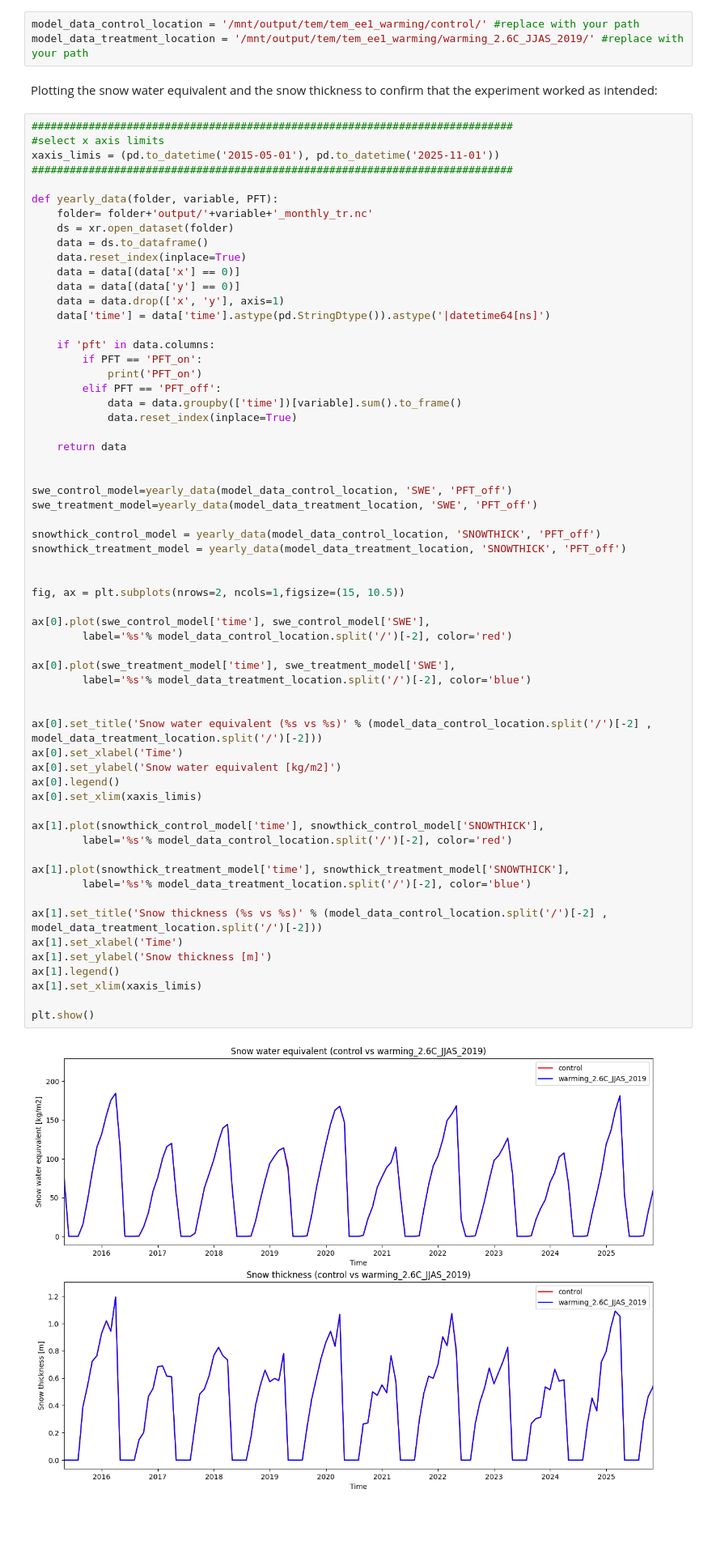
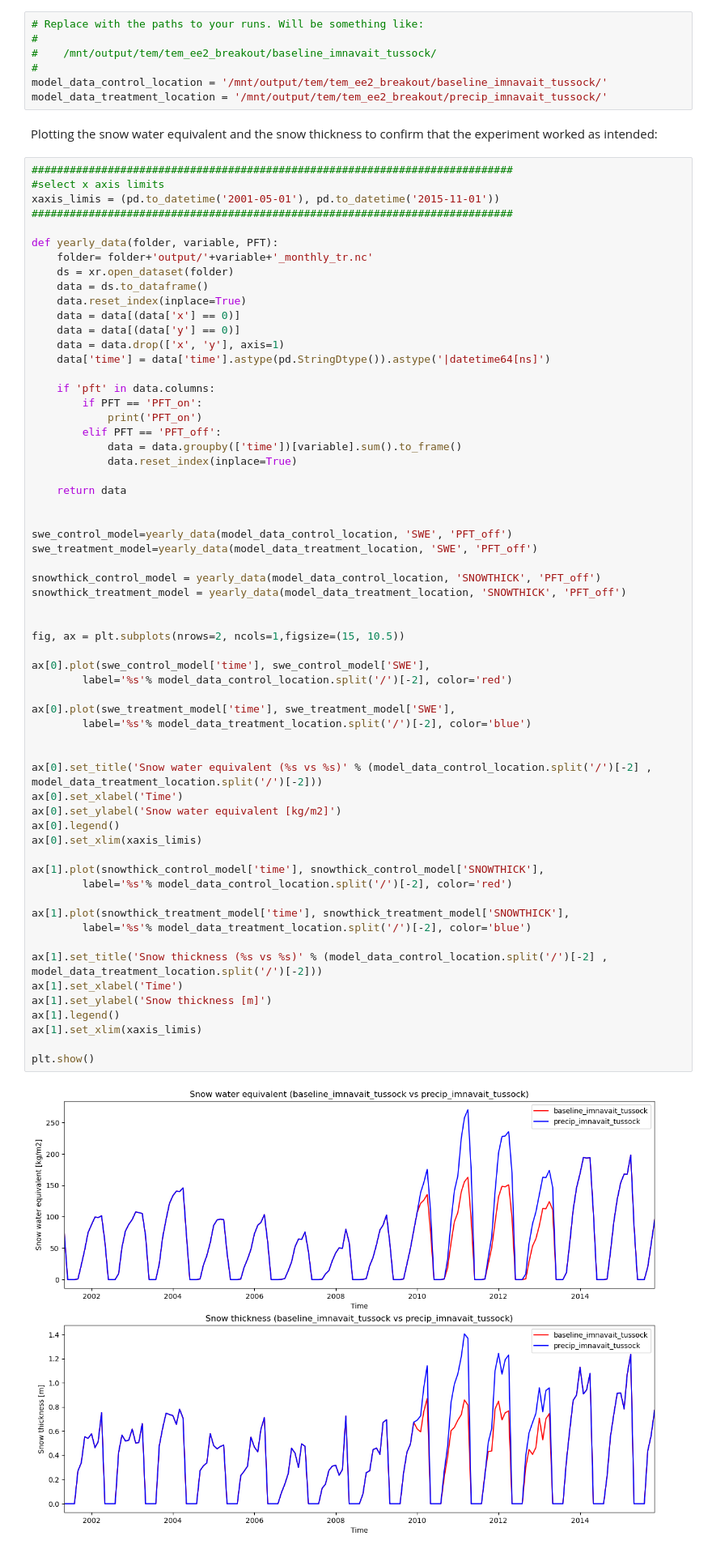
Before and after one commit to NGEE-Arctic/Field-to-Model, a Jupyter notebook: vis_notebooks/TEM/precipitation_plotting.ipynb, the cells around one changed output. Shown at 81% size. Cells and saved outputs as stored; diff of their text form; blank space fills up the shorter version.

Commit message:
update precip viz notebook

```diff
--- a/vis_notebooks/TEM/precipitation_plotting.ipynb
+++ b/vis_notebooks/TEM/precipitation_plotting.ipynb
@@ -9,12 +14,16 @@ Define the locations of the two model experiments you want to compare.
 # %%
-model_data_control_location = '/mnt/output/tem/tem_ee1_warming/control/' #replace with your path
-model_data_treatment_location = '/mnt/output/tem/tem_ee1_warming/warming_2.6C_JJAS_2019/' #replace with your path
+# Replace with the paths to your runs. Will be something like:
+#
+#    /mnt/output/tem/tem_ee2_breakout/baseline_imnavait_tussock/
+#
+model_data_control_location = '/mnt/output/tem/tem_ee2_breakout/baseline_imnavait_tussock/'
+model_data_treatment_location = '/mnt/output/tem/tem_ee2_breakout/precip_imnavait_tussock/'
 # %% [markdown]
 Plotting the snow water equivalent and the snow thickness to confirm that the experiment worked as intended:
 # %%
 ############################################################################
 #select x axis limits
-xaxis_limis = (pd.to_datetime('2015-05-01'), pd.to_datetime('2025-11-01'))
+xaxis_limis = (pd.to_datetime('2001-05-01'), pd.to_datetime('2015-11-01'))
 ############################################################################
 
 def yearly_data(folder, variable, PFT):
@@ -46,34 +55,34 @@ snowthick_treatment_model = yearly_data(model_data_treatment_location, 'SNOWTHIC
 
 fig, ax = plt.subplots(nrows=2, ncols=1,figsize=(15, 10.5))
 
 ax[0].plot(swe_control_model['time'], swe_control_model['SWE'],
         label='%s'% model_data_control_location.split('/')[-2], color='red')
 
 ax[0].plot(swe_treatment_model['time'], swe_treatment_model['SWE'],
         label='%s'% model_data_treatment_location.split('/')[-2], color='blue')
 
 
 ax[0].set_title('Snow water equivalent (%s vs %s)' % (model_data_control_location.split('/')[-2] , model_data_treatment_location.split('/')[-2]))
 ax[0].set_xlabel('Time')
 ax[0].set_ylabel('Snow water equivalent [kg/m2]')
 ax[0].legend()
 ax[0].set_xlim(xaxis_limis)
 
 ax[1].plot(snowthick_control_model['time'], snowthick_control_model['SNOWTHICK'],
         label='%s'% model_data_control_location.split('/')[-2], color='red')
 
 ax[1].plot(snowthick_treatment_model['time'], snowthick_treatment_model['SNOWTHICK'],
         label='%s'% model_data_treatment_location.split('/')[-2], color='blue')
 
 ax[1].set_title('Snow thickness (%s vs %s)' % (model_data_control_location.split('/')[-2] , model_data_treatment_location.split('/')[-2]))
 ax[1].set_xlabel('Time')
 ax[1].set_ylabel('Snow thickness [m]')
 ax[1].legend()
 ax[1].set_xlim(xaxis_limis)
 
 plt.show()
 # %% [output]
-[figure, old version]
+[figure, new version]
 # %% [markdown]
 Define the soil depth and plot comparative soil temperature at given depth
 # %%
```
Also changed, not shown: parts of 4 cells of this notebook.
